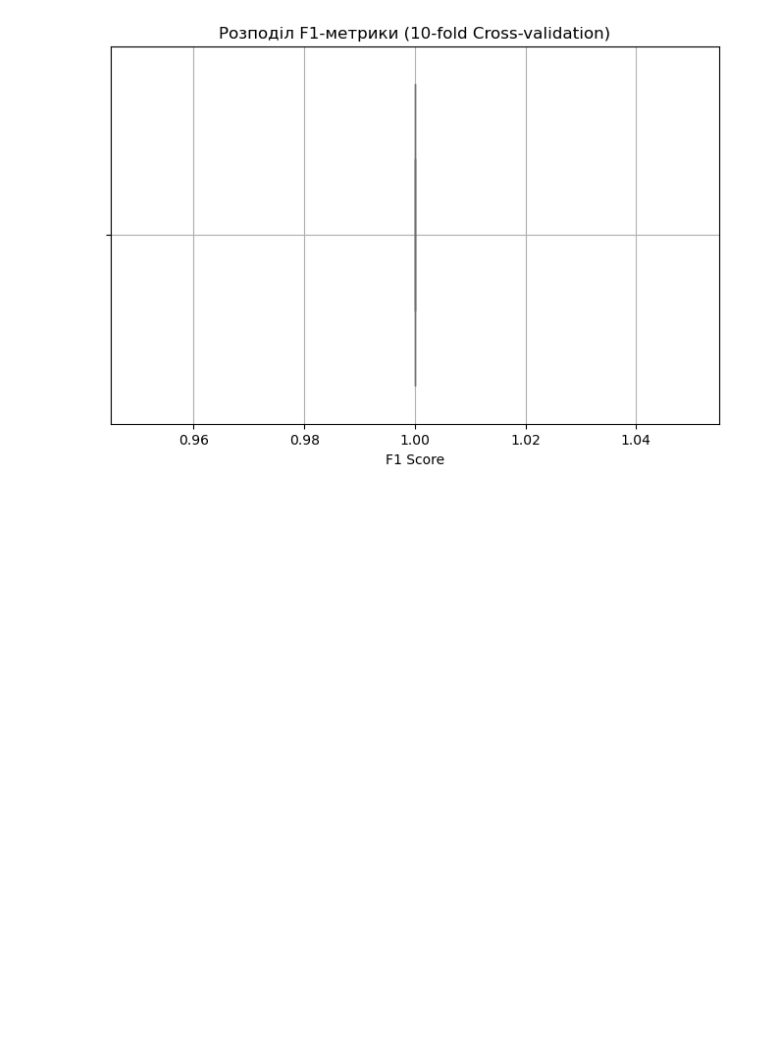
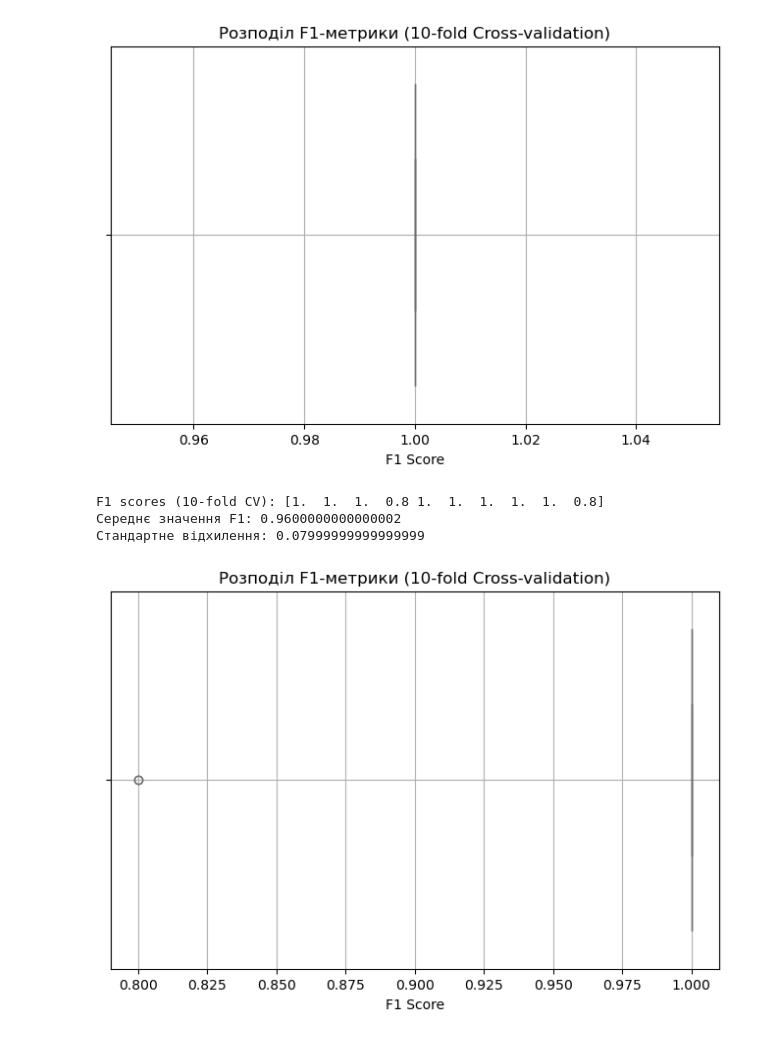
Before and after one commit to eerieiry/Coffee_Tea_and_Beverages_analysis, a Jupyter notebook: Coffee_Tea_and_Beverages_analysis.ipynb, the cells around one changed output. Cells and saved outputs as stored; diff of their text form; code cells hidden in the pictures; blank space fills up the shorter version.

```diff
--- a/Coffee_Tea_and_Beverages_analysis.ipynb
+++ b/Coffee_Tea_and_Beverages_analysis.ipynb
@@ -621,3 +608,23 @@ F1 scores (10-fold CV): [1. 1. 1. 1. 1. 1. 1. 1. 1. 1.]
 Середнє значення F1: 1.0
 Стандартне відхилення: 0.0
 [figure]
+# %%
+model = best_dt
+f1_scores = cross_val_score(model, X_test, y_test, cv=10, scoring='f1', n_jobs=-1)
+
+print("F1 scores (10-fold CV):", f1_scores)
+print("Середнє значення F1:", f1_scores.mean())
+print("Стандартне відхилення:",f1_scores.std())
+
+# Побудова boxplot
+plt.figure(figsize=(8, 5))
+sns.boxplot(data=f1_scores, orient='h', color='skyblue')
+plt.title("Розподіл F1-метрики (10-fold Cross-validation)")
+plt.xlabel("F1 Score")
+plt.grid(True)
+plt.show()
+# %% [output]
+F1 scores (10-fold CV): [1.  1.  1.  0.8 1.  1.  1.  1.  1.  0.8]
+Середнє значення F1: 0.9600000000000002
+Стандартне відхилення: 0.07999999999999999
+[figure, added]
```
Also changed, not shown: parts of 10 cells of this notebook.
